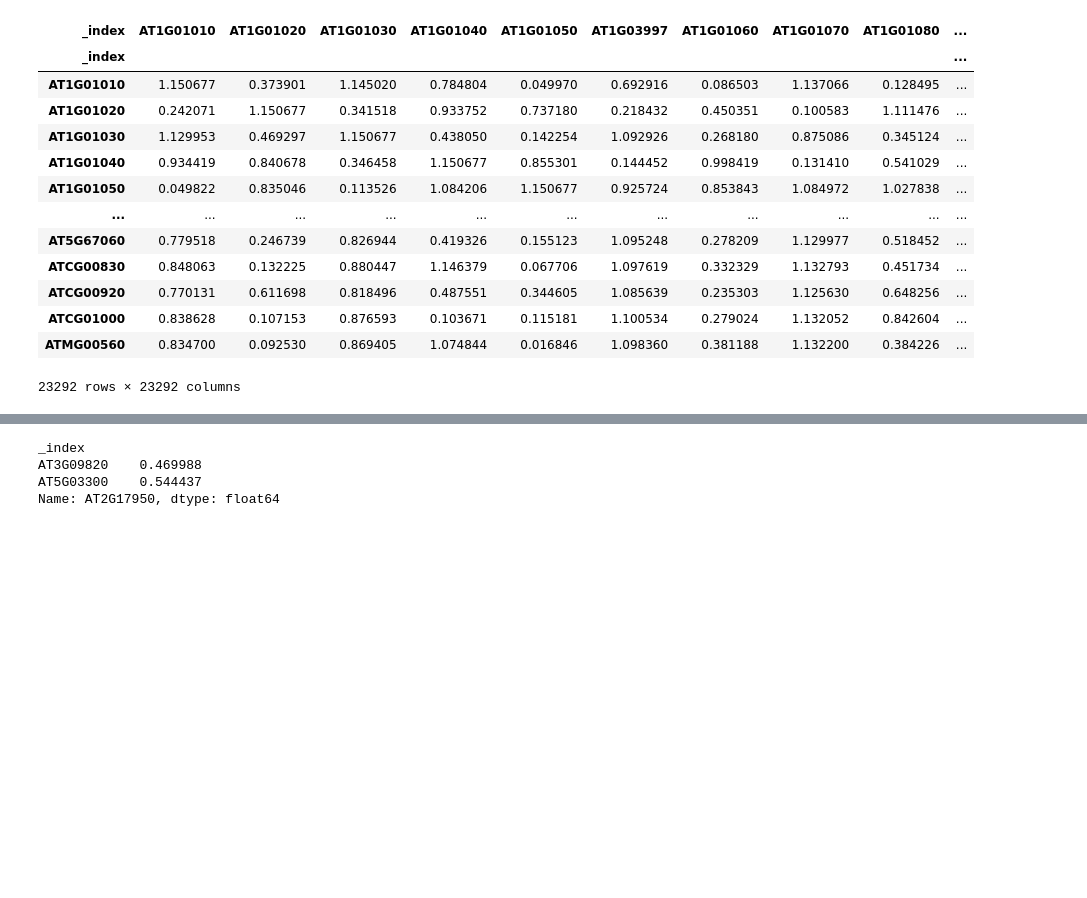
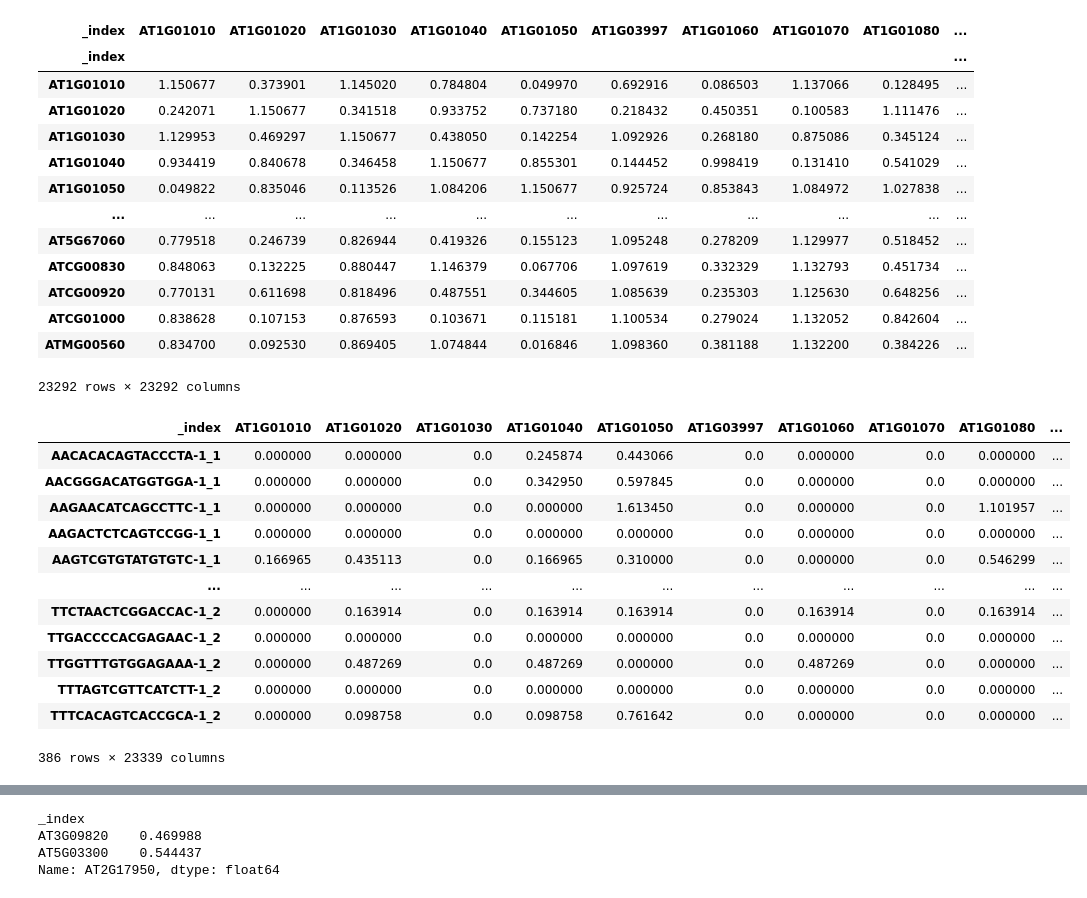
Before and after one commit to mikepassal/Jack_and_Dave_Maize_Meristem, a Jupyter notebook: correlation_of_wuschel_cells.ipynb, the cells around one changed output, grey strips where cells are left out. Saved outputs shown, nothing was run; the diff lists cells and outputs as text; code cells hidden in the pictures; blank space fills up the shorter version.

```diff
--- a/correlation_of_wuschel_cells.ipynb
+++ b/correlation_of_wuschel_cells.ipynb
@@ -917,0 +985,17 @@ arabi_clev_results = arabi_normalized_all_cells.loc[arabi_normalized_all_cells.i
+# %%
+arabi_single_cell_clevata_expressing_pd = pd.DataFrame(data = arabi_single_cell_trimmed_to_clevata_expressing_genes.X.todense(), columns = arabi_single_cell_trimmed_to_clevata_expressing_genes.var.index, index = arabi_single_cell_trimmed_to_clevata_expressing_genes.obs.index)
+arabi_single_cell_clevata_expressing_pd
+# %% [output]
+| _index | AT1G01010 | AT1G01020 | AT1G01030 | AT1G01040 | AT1G01050 | AT1G03997 | AT1G01060 | AT1G01070 | AT1G01080 | ... |
+| AACACACAGTACCCTA-1_1 | 0.000000 | 0.000000 | 0.0 | 0.245874 | 0.443066 | 0.0 | 0.000000 | 0.0 | 0.000000 | ... |
+| AACGGGACATGGTGGA-1_1 | 0.000000 | 0.000000 | 0.0 | 0.342950 | 0.597845 | 0.0 | 0.000000 | 0.0 | 0.000000 | ... |
+| AAGAACATCAGCCTTC-1_1 | 0.000000 | 0.000000 | 0.0 | 0.000000 | 1.613450 | 0.0 | 0.000000 | 0.0 | 1.101957 | ... |
+| AAGACTCTCAGTCCGG-1_1 | 0.000000 | 0.000000 | 0.0 | 0.000000 | 0.000000 | 0.0 | 0.000000 | 0.0 | 0.000000 | ... |
+| AAGTCGTGTATGTGTC-1_1 | 0.166965 | 0.435113 | 0.0 | 0.166965 | 0.310000 | 0.0 | 0.000000 | 0.0 | 0.546299 | ... |
+| ... | ... | ... | ... | ... | ... | ... | ... | ... | ... | ... |
+| TTCTAACTCGGACCAC-1_2 | 0.000000 | 0.163914 | 0.0 | 0.163914 | 0.163914 | 0.0 | 0.163914 | 0.0 | 0.163914 | ... |
+| TTGACCCCACGAGAAC-1_2 | 0.000000 | 0.000000 | 0.0 | 0.000000 | 0.000000 | 0.0 | 0.000000 | 0.0 | 0.000000 | ... |
+| TTGGTTTGTGGAGAAA-1_2 | 0.000000 | 0.487269 | 0.0 | 0.487269 | 0.000000 | 0.0 | 0.487269 | 0.0 | 0.000000 | ... |
+| TTTAGTCGTTCATCTT-1_2 | 0.000000 | 0.000000 | 0.0 | 0.000000 | 0.000000 | 0.0 | 0.000000 | 0.0 | 0.000000 | ... |
+| TTTCACAGTCACCGCA-1_2 | 0.000000 | 0.098758 | 0.0 | 0.098758 | 0.761642 | 0.0 | 0.000000 | 0.0 | 0.000000 | ... |
+386 rows × 23339 columns
```
Also changed, not shown: parts of 23 cells of this notebook.
